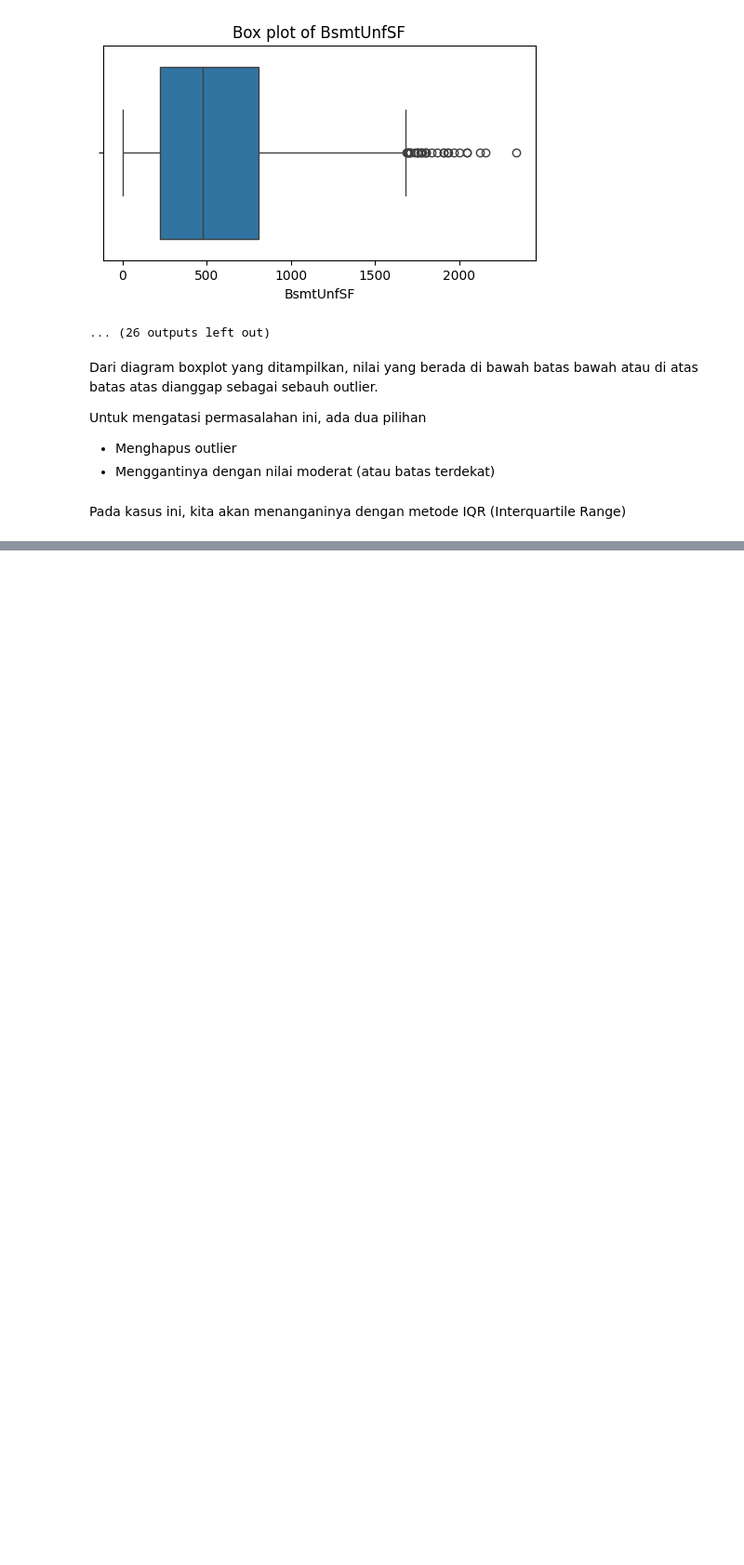
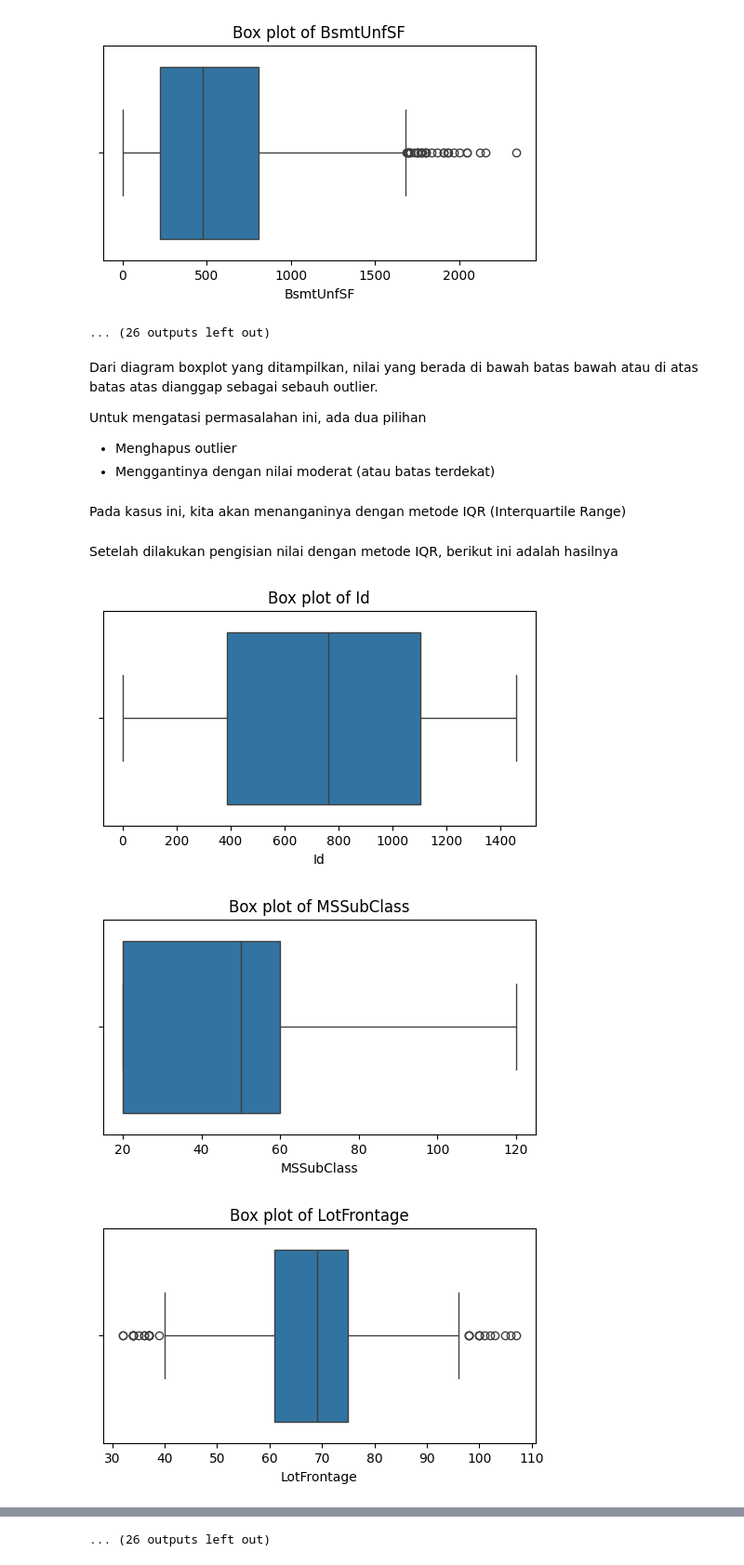
Before and after one commit to mhmmdridlo/dicoding-machine-learning, a Jupyter notebook: notebook.ipynb, the cells around one changed output, grey strips where cells are left out. Shown: that part at 93% size. Drawn from its saved outputs; the diff is of its cells as text; code cells hidden in the pictures; blank space fills up the shorter version.

```diff
--- a/notebook.ipynb
+++ b/notebook.ipynb
@@ -206,3 +206,23 @@ Pada kasus ini, kita akan menanganinya dengan metode IQR (Interquartile Range)
 Q1 = df[numeric_features].quantile(0.25)
 Q3 = df[numeric_features].quantile(0.75)
 IQR = Q3-Q1
+# %%
+# memfilter dataframe untuk menyimpan baris yang tidak mengandung outliers
+condition = ~((df[numeric_features] < (Q1 - 1.5 * IQR)) | (df[numeric_features] > (Q3 + 1.5 * IQR))).any(axis=1)
+df_filtered_numeric = df.loc[condition, numeric_features]
+
+# menggabungkan kembali dengan kolom kategorikal
+categorical_features = df.select_dtypes(include=['object']).columns
+df = pd.concat([df_filtered_numeric, df.loc[condition, categorical_features]], axis=1)
+# %% [markdown]
+Setelah dilakukan pengisian nilai dengan metode IQR, berikut ini adalah hasilnya
+# %%
+for feature in numeric_features:
+    plt.figure(figsize=(6,3))
+    sns.boxplot(x=df[feature])
+    plt.title(f'Box plot of {feature}')
+    plt.show()
+# %% [output]
+[figure, added]
+[figure, added]
+[figure, added]
@@ -208,0 +238 @@ IQR = Q3-Q1
+... (26 outputs left out)
```
Also changed, not shown: parts of 1 cell of this notebook.
